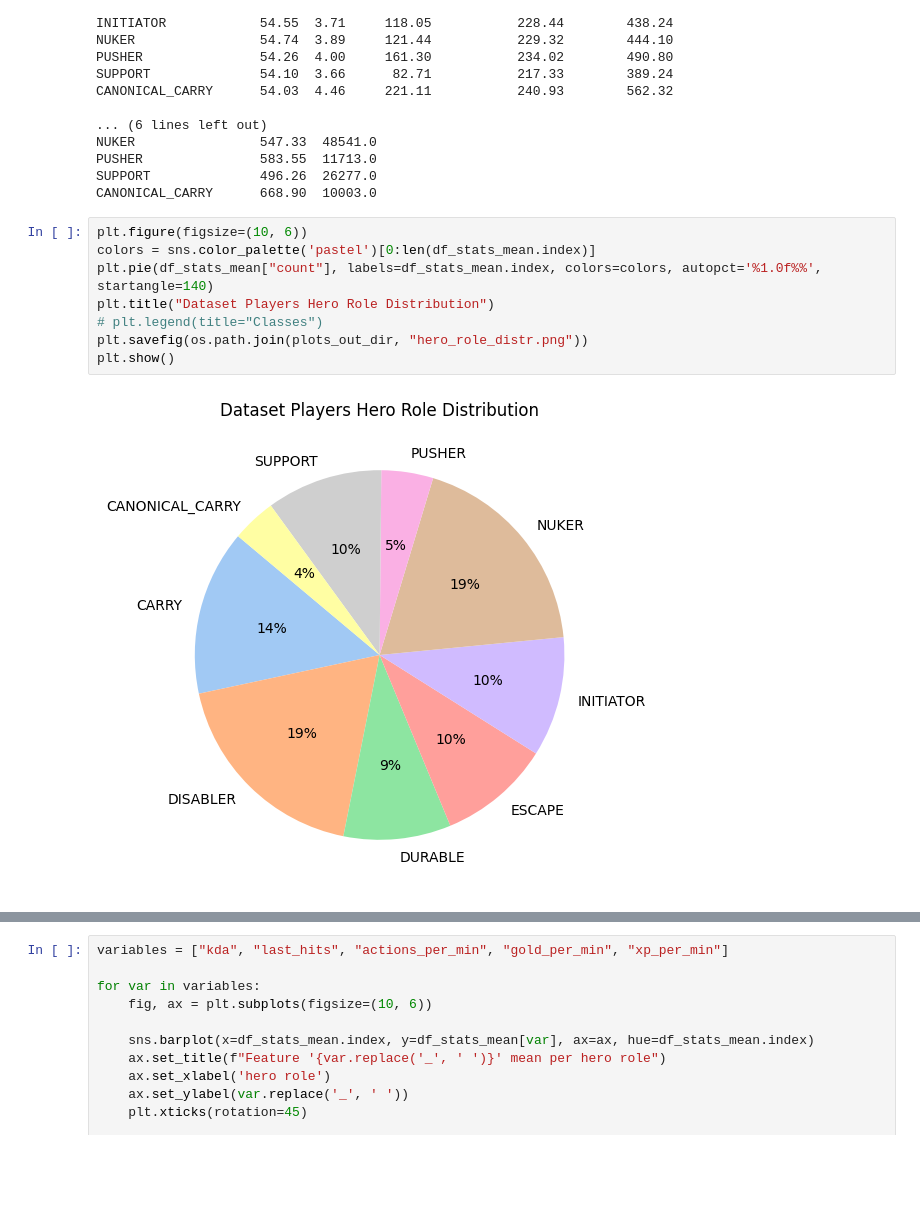
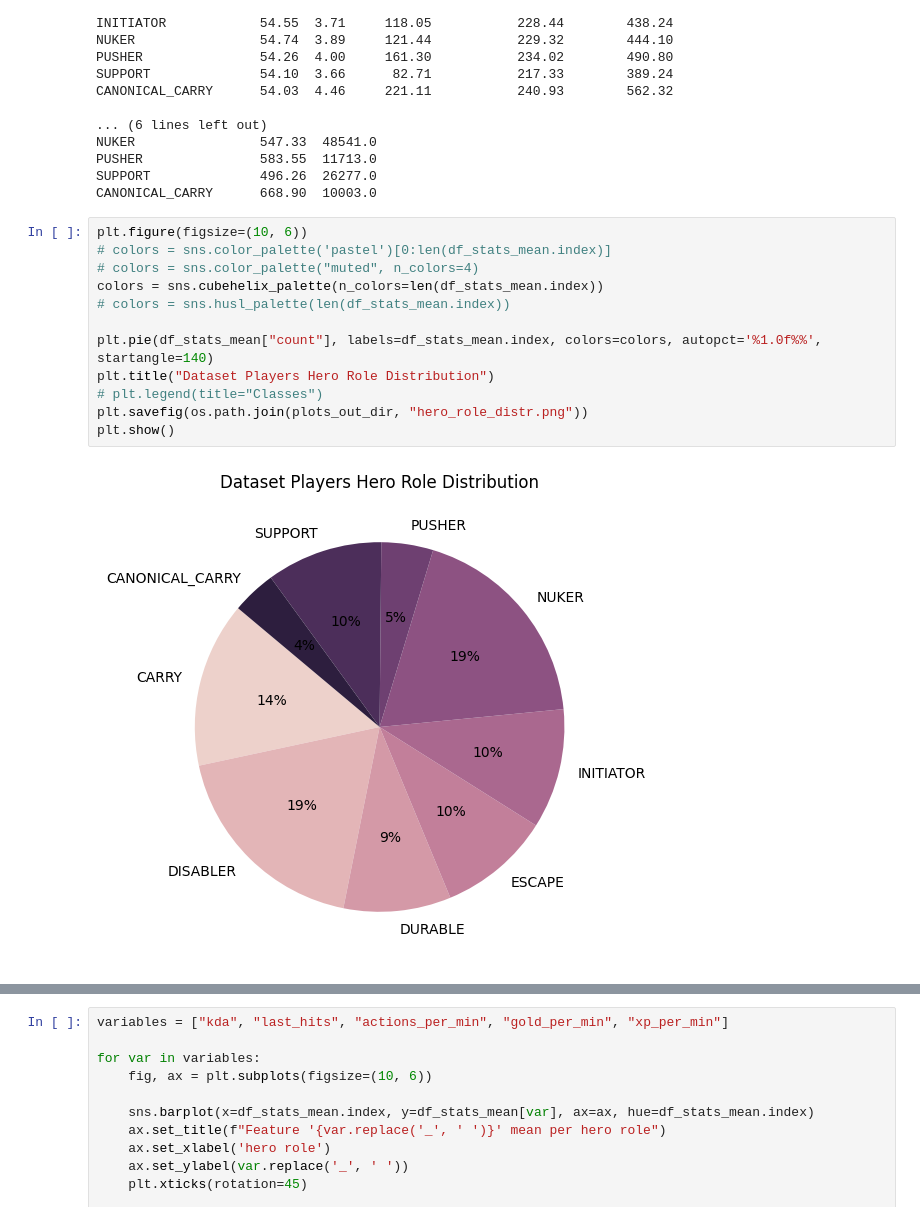
Before and after one commit to batukav/mmr-predictor, a Jupyter notebook: src/initial_features_exploration.ipynb, the cells around one changed output, grey strips where cells are left out. Cells and saved outputs as stored; diff of their text form; blank space fills up the shorter version.

Commit message:
stats mean 2x2 grid and color palette changes

```diff
--- a/src/initial_features_exploration.ipynb
+++ b/src/initial_features_exploration.ipynb
@@ -681,11 +681,15 @@ SUPPORT              496.26  26277.0
 CANONICAL_CARRY      668.90  10003.0
 # %%
 plt.figure(figsize=(10, 6))
-colors = sns.color_palette('pastel')[0:len(df_stats_mean.index)]
+# colors = sns.color_palette('pastel')[0:len(df_stats_mean.index)]
+# colors = sns.color_palette("muted", n_colors=4)
+colors = sns.cubehelix_palette(n_colors=len(df_stats_mean.index))
+# colors = sns.husl_palette(len(df_stats_mean.index))
+
 plt.pie(df_stats_mean["count"], labels=df_stats_mean.index, colors=colors, autopct='%1.0f%%', startangle=140)
 plt.title("Dataset Players Hero Role Distribution")
 # plt.legend(title="Classes")
 plt.savefig(os.path.join(plots_out_dir, "hero_role_distr.png"))
 plt.show()
 # %% [output]
-[figure, old version]
+[figure, new version]
```
Also changed, not shown: parts of 1 cell of this notebook, 4 other files.
